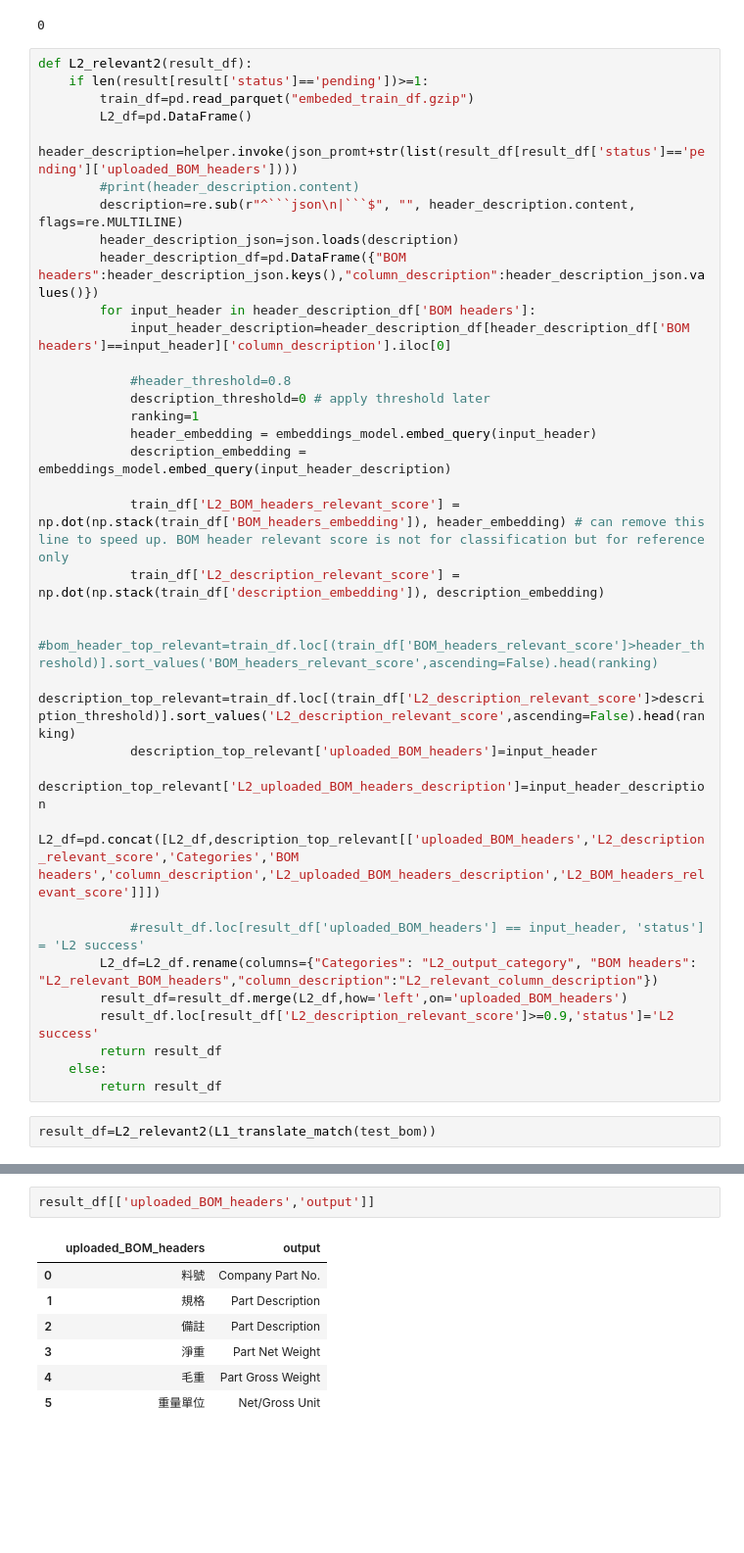
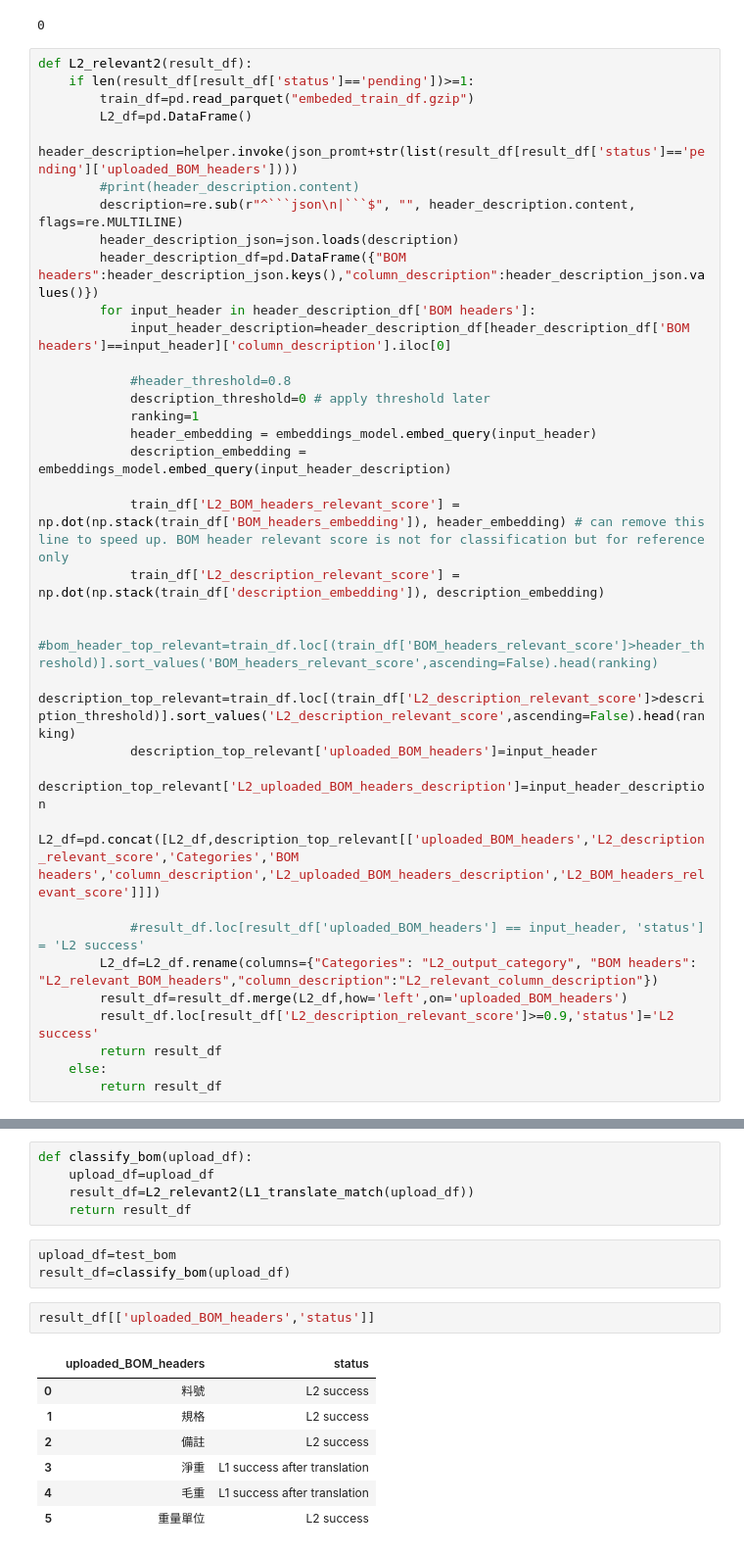
Before and after one commit to Ren1990/assignment1, a Jupyter notebook: 1_etl.ipynb, the cells around one changed output, grey strips where cells are left out. Shown at 98% size. Drawn from its saved outputs; the diff is of its cells as text; blank space fills up the shorter version.

Commit message:
complete output

```diff
--- a/1_etl.ipynb
+++ b/1_etl.ipynb
@@ -328,7 +328,7 @@ len(result[result['status']=='pending'])
 0
 # %%
 def L2_relevant2(result_df):
-    if len(result[result['status']=='pending'])>=1:
+    if len(result_df[result_df['status']=='pending'])>=1:
         train_df=pd.read_parquet("embeded_train_df.gzip")
         L2_df=pd.DataFrame()
         header_description=helper.invoke(json_promt+str(list(result_df[result_df['status']=='pending']['uploaded_BOM_headers'])))
@@ -361,5 +361,3 @@ def L2_relevant2(result_df):
         return result_df
     else:
         return result_df
-# %%
-result_df=L2_relevant2(L1_translate_match(test_bom))
@@ -437,10 +460,18 @@ result_df['output']=ouput_list
+# %%
+def classify_bom(upload_df):
+    upload_df=upload_df
+    result_df=L2_relevant2(L1_translate_match(upload_df))
+    return result_df
+# %%
+upload_df=test_bom
+result_df=classify_bom(upload_df)
 # %%
-result_df[['uploaded_BOM_headers','output']]
+result_df[['uploaded_BOM_headers','status']]
 # %% [output]
-|  | uploaded_BOM_headers | output |
-| 0 | 料號 | Company Part No. |
-| 1 | 規格 | Part Description |
-| 2 | 備註 | Part Description |
-| 3 | 淨重 | Part Net Weight |
-| 4 | 毛重 | Part Gross Weight |
-| 5 | 重量單位 | Net/Gross Unit |
+|  | uploaded_BOM_headers | status |
+| 0 | 料號 | L2 success |
+| 1 | 規格 | L2 success |
+| 2 | 備註 | L2 success |
+| 3 | 淨重 | L1 success after translation |
+| 4 | 毛重 | L1 success after translation |
+| 5 | 重量單位 | L2 success |
```
Also changed, not shown: parts of 18 cells of this notebook, 3 other files.
